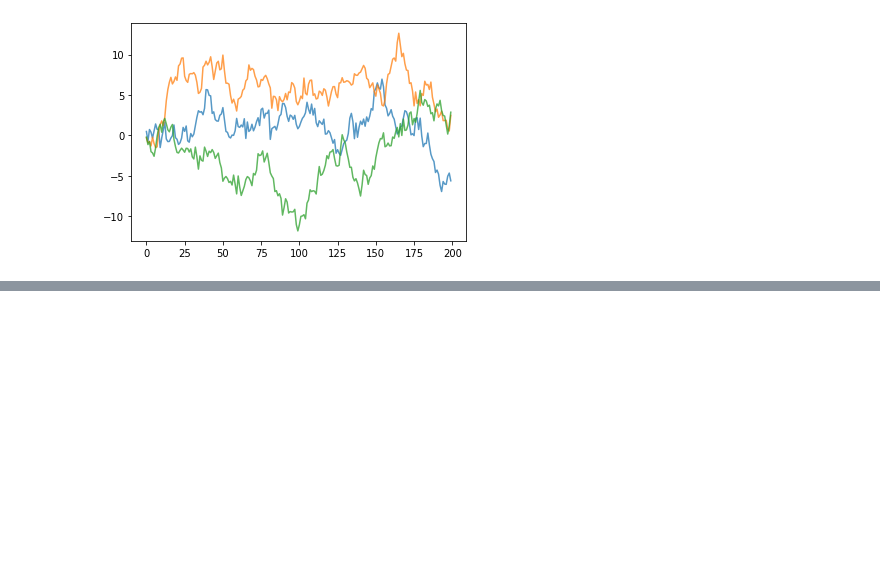
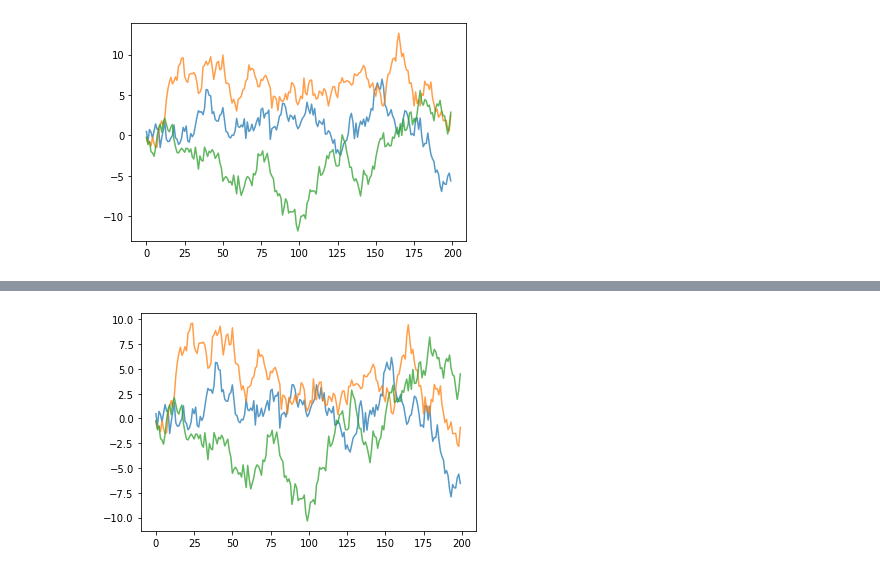
Before and after one commit to harrybraviner/ou_exploration, a Jupyter notebook: processes.ipynb, the cells around one changed output, grey strips where cells are left out. Drawn from its saved outputs; the diff is of its cells as text; code cells hidden in the pictures; blank space fills up the shorter version.

```diff
--- a/processes.ipynb
+++ b/processes.ipynb
@@ -24,0 +44,13 @@ plt.show()
+# %%
+ou_process = OUProcessWithMemory(decay_theta=0.02, sigma=1.0, initial_value=np.zeros(dtype=np.float32, shape=(1,)),
+                                av_sign=-1.0)
+ou_samples = []
+for _ in range(n_samples):
+    ou_process.reset()
+    ou_samples.append([ou_process.sample() for _ in range(sample_len)])
+# %%
+for sample in ou_samples:
+    plt.plot(sample, alpha=0.75)
+plt.show()
+# %% [output]
+[figure, added]
```
Also changed, not shown: parts of 5 cells of this notebook, 1 other file.
